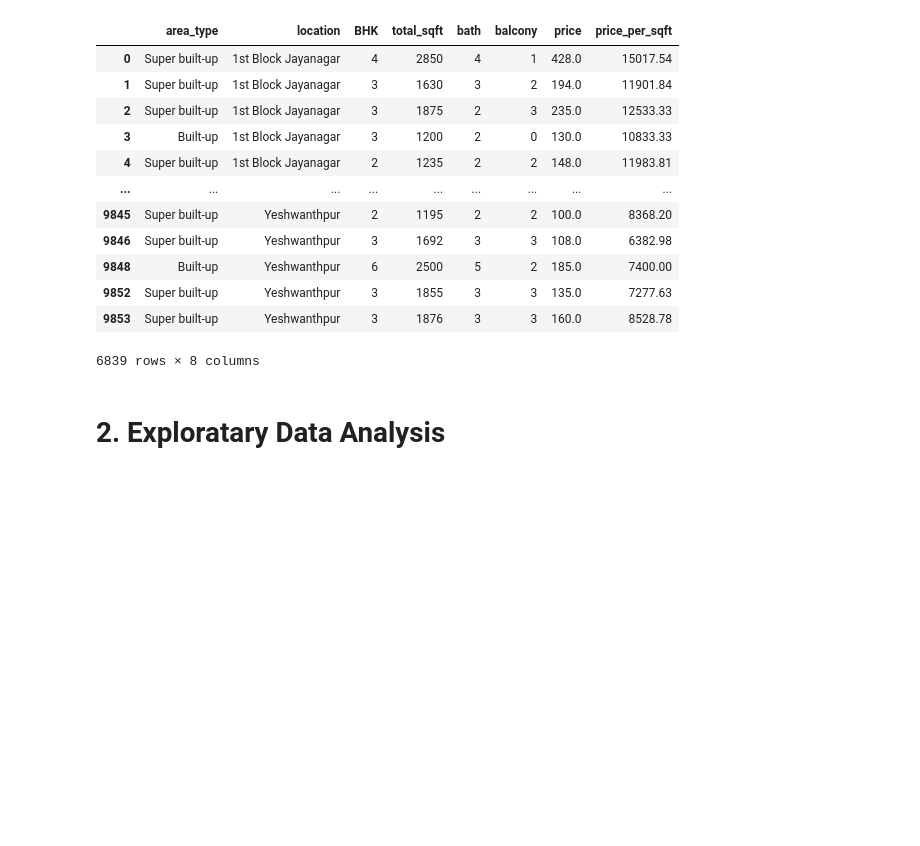
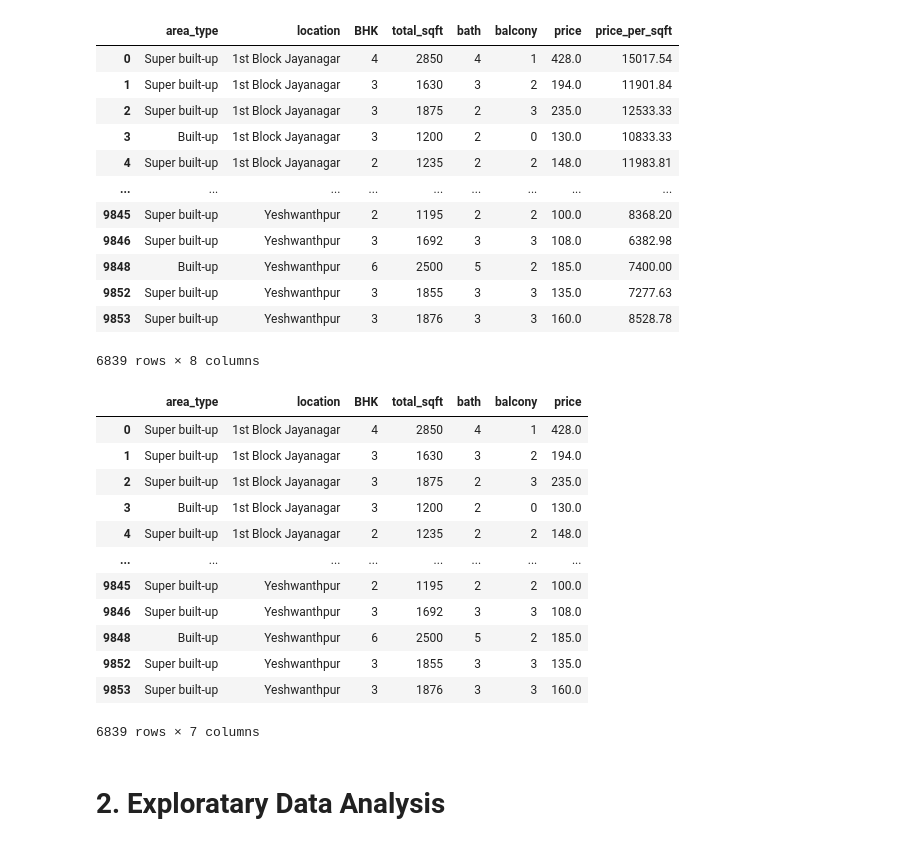
Before and after one commit to mingjun1120/Real-Estate-Price-Prediction, a Jupyter notebook: HousePricePredict.ipynb, the cells around one changed output. Saved outputs shown, nothing was run; the diff lists cells and outputs as text; code cells hidden in the pictures; blank space fills up the shorter version.

```diff
--- a/HousePricePredict.ipynb
+++ b/HousePricePredict.ipynb
@@ -629,6 +614,25 @@ df
 | 9852 | Super built-up | Yeshwanthpur | 3 | 1855 | 3 | 3 | 135.0 | 7277.63 |
 | 9853 | Super built-up | Yeshwanthpur | 3 | 1876 | 3 | 3 | 160.0 | 8528.78 |
 6839 rows × 8 columns
+# %%
+# Drop unnecessary features
+df.drop(labels= ['price_per_sqft'], axis = 'columns', inplace = True)
+# %%
+df
+# %% [output]
+|  | area_type | location | BHK | total_sqft | bath | balcony | price |
+| 0 | Super built-up | 1st Block Jayanagar | 4 | 2850 | 4 | 1 | 428.0 |
+| 1 | Super built-up | 1st Block Jayanagar | 3 | 1630 | 3 | 2 | 194.0 |
+| 2 | Super built-up | 1st Block Jayanagar | 3 | 1875 | 2 | 3 | 235.0 |
+| 3 | Built-up | 1st Block Jayanagar | 3 | 1200 | 2 | 0 | 130.0 |
+| 4 | Super built-up | 1st Block Jayanagar | 2 | 1235 | 2 | 2 | 148.0 |
+| ... | ... | ... | ... | ... | ... | ... | ... |
+| 9845 | Super built-up | Yeshwanthpur | 2 | 1195 | 2 | 2 | 100.0 |
+| 9846 | Super built-up | Yeshwanthpur | 3 | 1692 | 3 | 3 | 108.0 |
+| 9848 | Built-up | Yeshwanthpur | 6 | 2500 | 5 | 2 | 185.0 |
+| 9852 | Super built-up | Yeshwanthpur | 3 | 1855 | 3 | 3 | 135.0 |
+| 9853 | Super built-up | Yeshwanthpur | 3 | 1876 | 3 | 3 | 160.0 |
+6839 rows × 7 columns
 # %% [markdown]
 # **2. Exploratary Data Analysis**
 # %%
```
Also changed, not shown: parts of 5 cells of this notebook, 1 other file.
